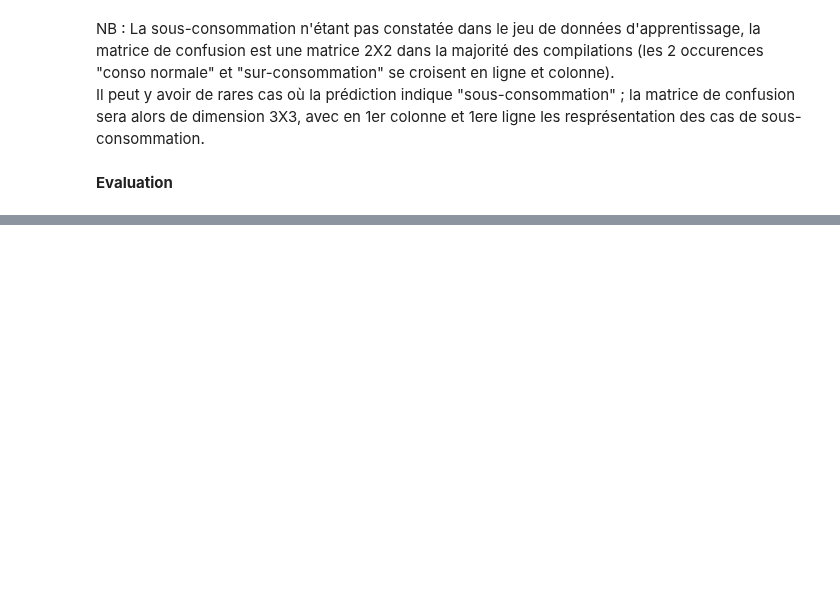
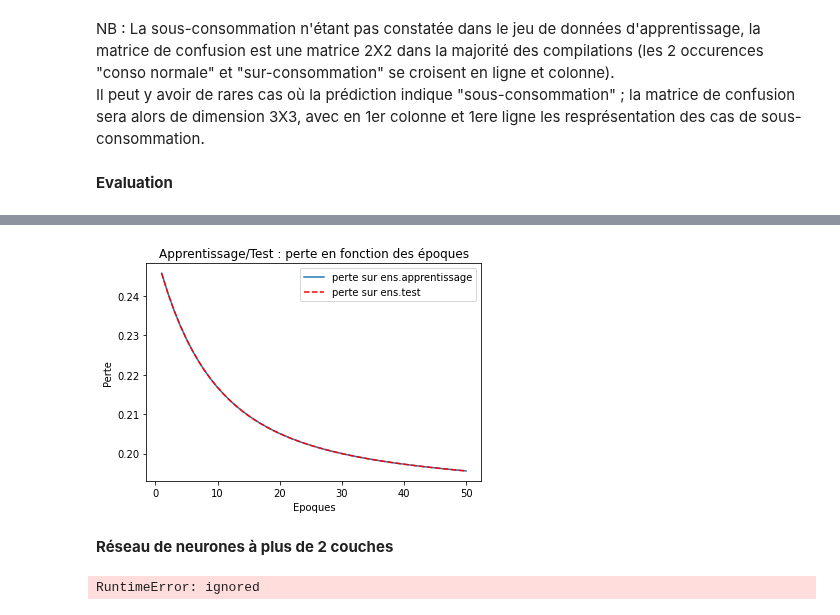
Before and after one commit to MarleneChevalier/Deep-Learning, a Jupyter notebook: Projet_DeepLearning.ipynb, the cells around one changed output, grey strips where cells are left out. Drawn from its saved outputs; the diff is of its cells as text; code cells hidden in the pictures; blank space fills up the shorter version.

```diff
--- a/Projet_DeepLearning.ipynb
+++ b/Projet_DeepLearning.ipynb
@@ -515,0 +477,18 @@ print(score)
+# %%
+# graphique loss / epochs
+plt.clf()
+loss_train=modelfit.history['loss']
+loss_test=modelfit.history['val_loss']
+epochs=range(1,len(loss_train)+1)
+plt.legend(['Training Loss', 'Test Loss'])
+plt.plot(epochs,loss_train,label='perte sur ens.apprentissage')
+plt.plot(epochs,loss_train,'r--',label='perte sur ens.test')
+plt.title('Apprentissage/Test : perte en fonction des époques')
+plt.xlabel('Epoques')
+plt.ylabel('Perte')
+plt.legend()
+plt.show()
+# %% [output]
+[figure, added]
+# %% [markdown]
+**Réseau de neurones à plus de 2 couches**
@@ -515,0 +503,9 @@ print(score)
+# %%
+#Apprentissage pour Epoch=50
+modelfit2=model_Ycat2.fit(X_train, # Features d'apprentisssage
+                        Y_catind_train, # Target d'apprentissage
+                        epochs=50, # nombre d'époque
+                        batch_size=1000 # nombre d'observations par batch
+                        validation_data=(X_test, Y_catind_test)) # Données de l'évaluation
+# %% [output]
+RuntimeError: ignored
```
Also changed, not shown: parts of 14 cells of this notebook.
